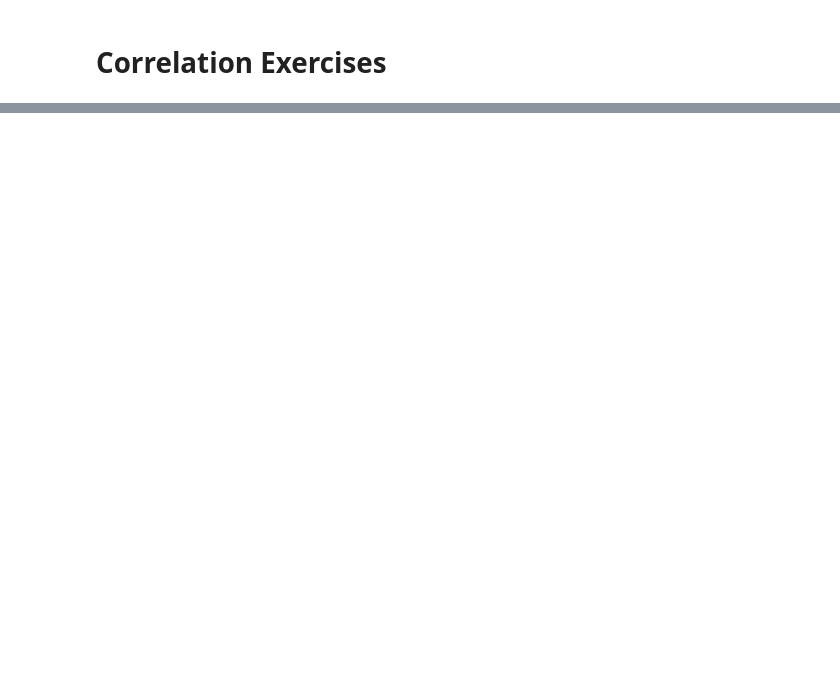
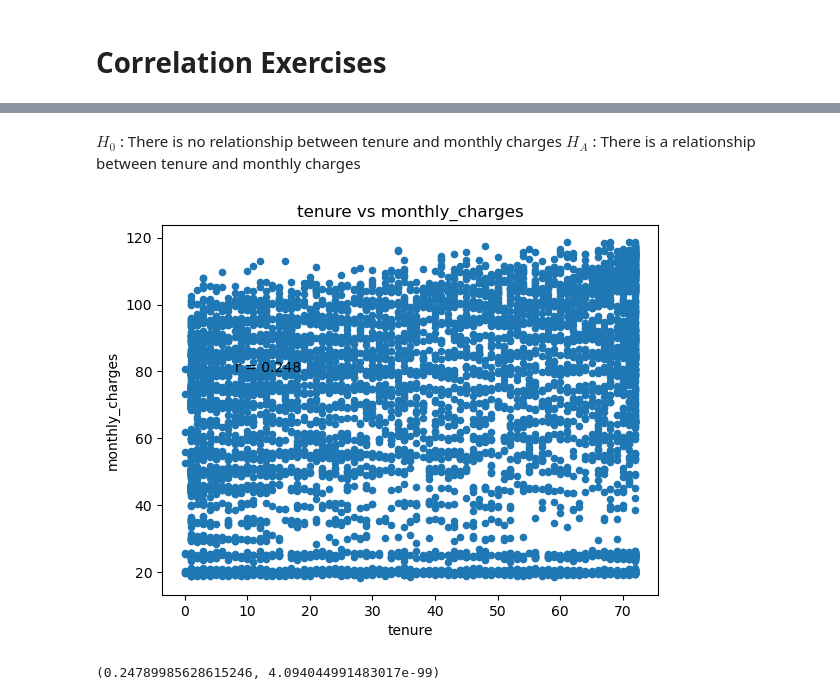
Before and after one commit to scottbarnett97/statistics-exercises, a Jupyter notebook: hypothesis_testing.ipynb, the cells around one changed output, grey strips where cells are left out. Saved outputs shown, nothing was run; the diff lists cells and outputs as text; code cells hidden in the pictures; blank space fills up the shorter version.

```diff
--- a/hypothesis_testing.ipynb
+++ b/hypothesis_testing.ipynb
@@ -249,0 +218,12 @@ Text(8, 80, 'r = -0.994')
+# %%
+# 2. Use the telco_churn data.
+def get_db_url(database):
+    from env import host, user, password
+    return f'mysql+pymysql://{user}:{password}@{host}/{database}'
+url = get_db_url('telco_churn')
+query = '''
+select customer_id, monthly_charges,case when total_charges = '' then 0 else total_charges end as total_charges,phone_service,internet_service_type,tenure
+from customers
+join internet_service_types using (internet_service_type_id)
+'''
+telco=pd.read_sql(query,url)
@@ -249,0 +262,2 @@ Text(8, 80, 'r = -0.994')
+# %%
+telco['total_charges']=telco['total_charges'].astype(float)
@@ -249,0 +282,17 @@ Text(8, 80, 'r = -0.994')
+# %% [markdown]
+$H_0$ : There is no relationship between tenure and monthly charges
+$H_A$ : There is a relationship between tenure and monthly charges
+# %%
+r, p = stats.pearsonr(telco.tenure, telco.monthly_charges)
+
+telco.plot.scatter('tenure', 'monthly_charges')
+plt.title('tenure vs monthly_charges')
+plt.text(8, 80, f'r = {r:.3f}')
+plt.show()
+# %% [output]
+[figure, added]
+# %%
+r, p = stats.pearsonr(telco.tenure, telco.monthly_charges)
+r,p
+# %% [output]
+(0.24789985628615246, 4.094044991483017e-99)
```
Also changed, not shown: parts of 30 cells of this notebook.
